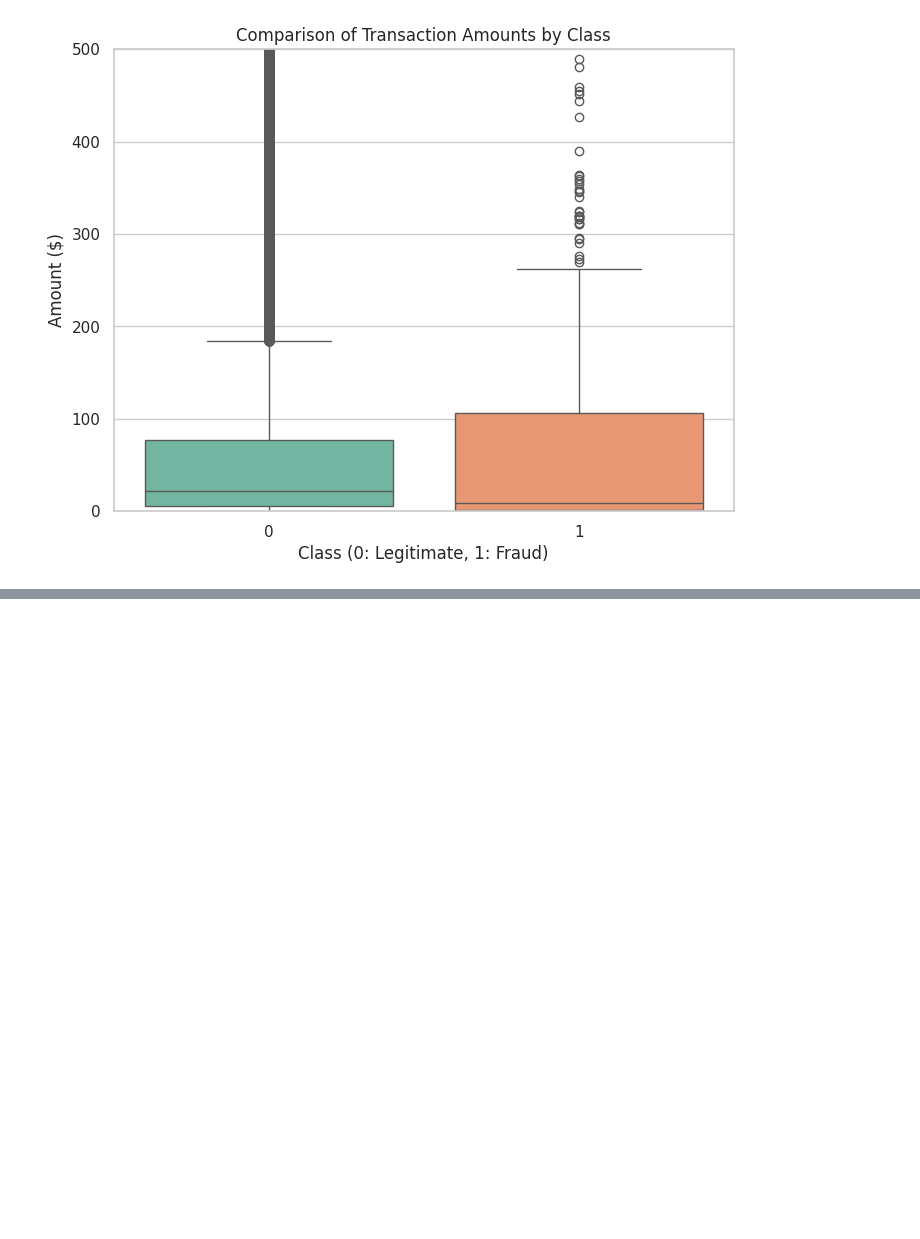
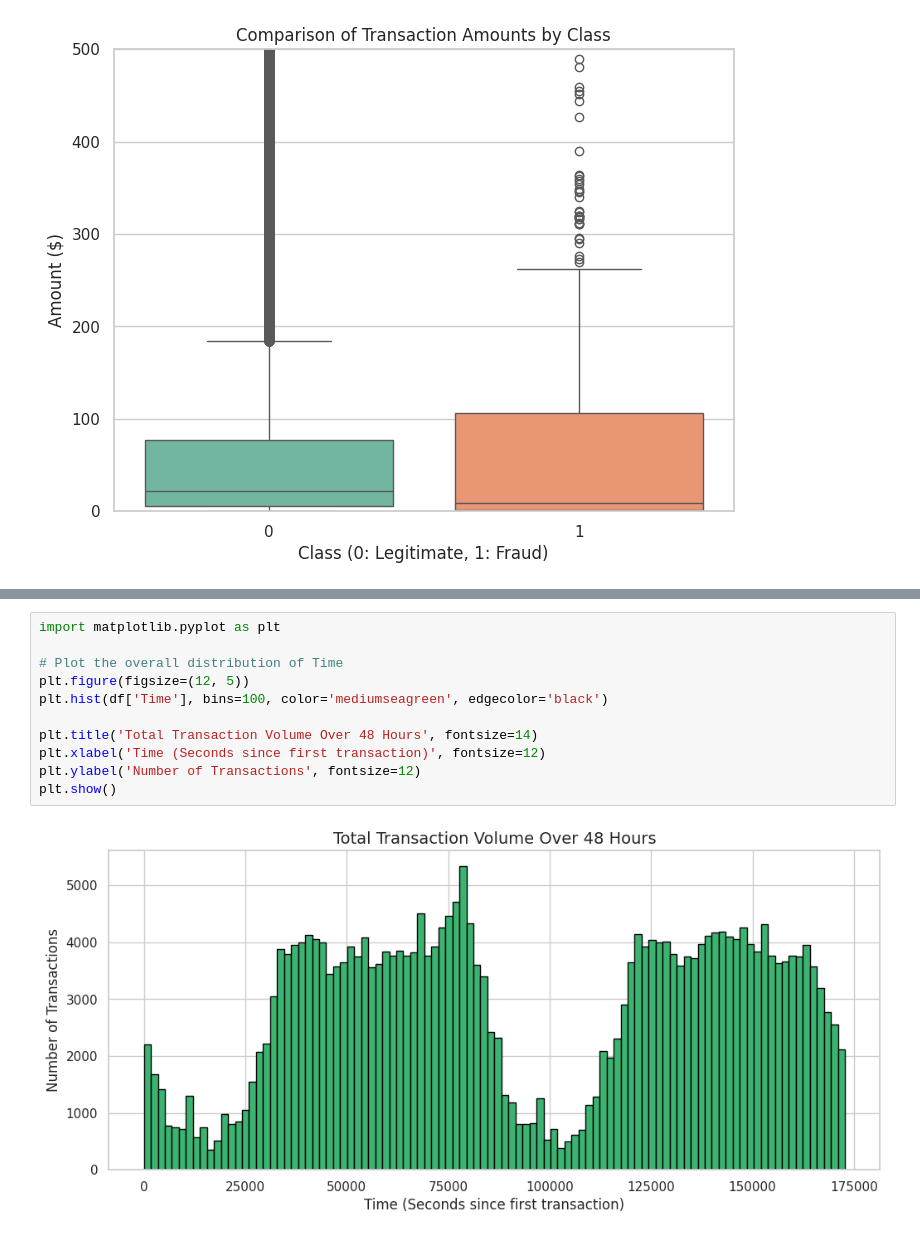
Before and after one commit to jmac052002/mlops-fraud-detection, a Jupyter notebook: notebooks/01-data-exploration.ipynb, the cells around one changed output, grey strips where cells are left out. Drawn from its saved outputs; the diff is of its cells as text; blank space fills up the shorter version.

```diff
--- a/notebooks/01-data-exploration.ipynb
+++ b/notebooks/01-data-exploration.ipynb
@@ -215,0 +262,13 @@ plt.show()
+# %%
+import matplotlib.pyplot as plt
+
+# Plot the overall distribution of Time
+plt.figure(figsize=(12, 5))
+plt.hist(df['Time'], bins=100, color='mediumseagreen', edgecolor='black')
+
+plt.title('Total Transaction Volume Over 48 Hours', fontsize=14)
+plt.xlabel('Time (Seconds since first transaction)', fontsize=12)
+plt.ylabel('Number of Transactions', fontsize=12)
+plt.show()
+# %% [output]
+[figure, added]
```
Also changed, not shown: parts of 13 cells of this notebook, 2 other files.
